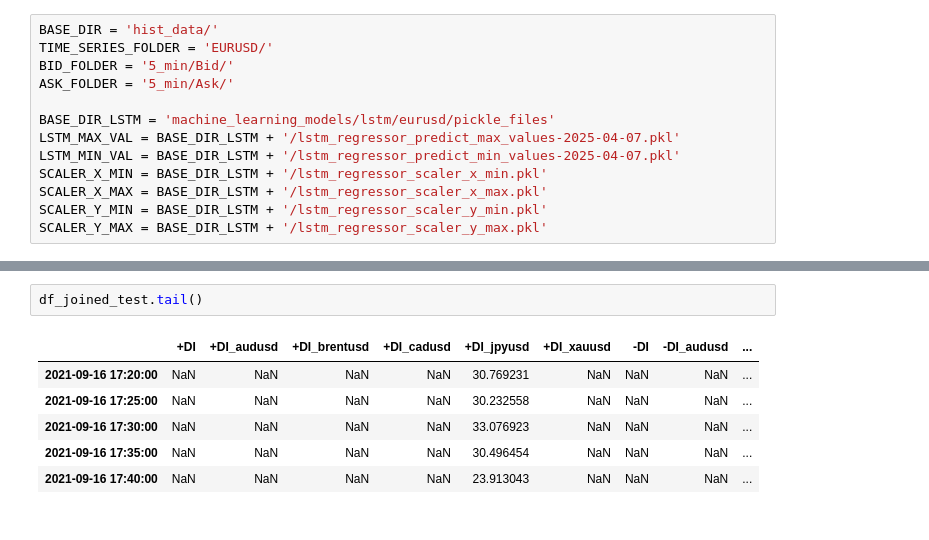
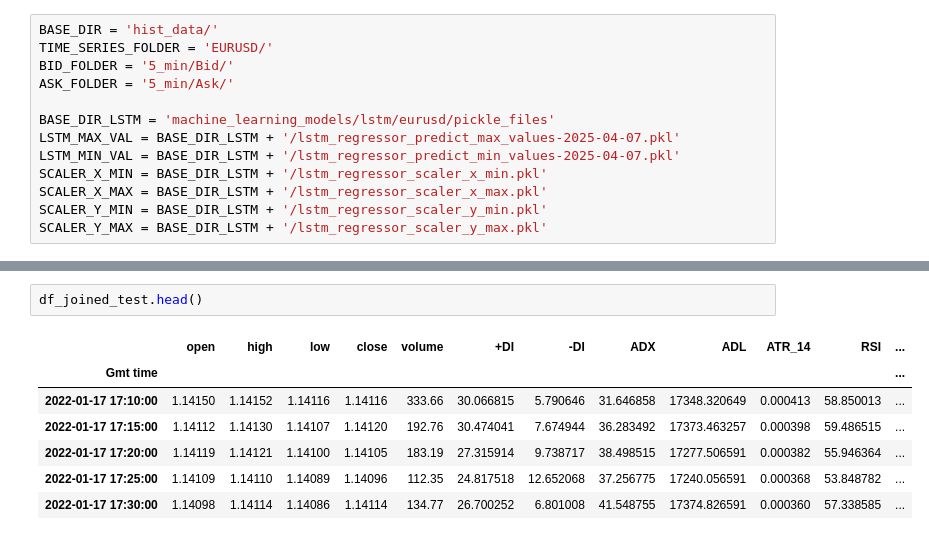
Before and after one commit to maratgaliulin/python_algo_ai, a Jupyter notebook: test.ipynb, the cells around one changed output, grey strips where cells are left out. Drawn from its saved outputs; the diff is of its cells as text.

```diff
--- a/test.ipynb
+++ b/test.ipynb
@@ -46,10 +76,11 @@ df_joined_train.head()
 # %%
-df_joined_test.tail()
+df_joined_test.head()
 # %% [output]
-|  | +DI | +DI_audusd | +DI_brentusd | +DI_cadusd | +DI_jpyusd | +DI_xauusd | -DI | -DI_audusd | ... |
-| 2021-09-16 17:20:00 | NaN | NaN | NaN | NaN | 30.769231 | NaN | NaN | NaN | ... |
-| 2021-09-16 17:25:00 | NaN | NaN | NaN | NaN | 30.232558 | NaN | NaN | NaN | ... |
-| 2021-09-16 17:30:00 | NaN | NaN | NaN | NaN | 33.076923 | NaN | NaN | NaN | ... |
-| 2021-09-16 17:35:00 | NaN | NaN | NaN | NaN | 30.496454 | NaN | NaN | NaN | ... |
-| 2021-09-16 17:40:00 | NaN | NaN | NaN | NaN | 23.913043 | NaN | NaN | NaN | ... |
+|  | open | high | low | close | volume | +DI | -DI | ADX | ADL | ATR_14 | RSI | ... |
+| Gmt time |  |  |  |  |  |  |  |  |  |  |  | ... |
+| 2022-01-17 17:10:00 | 1.14150 | 1.14152 | 1.14116 | 1.14116 | 333.66 | 30.066815 | 5.790646 | 31.646858 | 17348.320649 | 0.000413 | 58.850013 | ... |
+| 2022-01-17 17:15:00 | 1.14112 | 1.14130 | 1.14107 | 1.14120 | 192.76 | 30.474041 | 7.674944 | 36.283492 | 17373.463257 | 0.000398 | 59.486515 | ... |
+| 2022-01-17 17:20:00 | 1.14119 | 1.14121 | 1.14100 | 1.14105 | 183.19 | 27.315914 | 9.738717 | 38.498515 | 17277.506591 | 0.000382 | 55.946364 | ... |
+| 2022-01-17 17:25:00 | 1.14109 | 1.14110 | 1.14089 | 1.14096 | 112.35 | 24.817518 | 12.652068 | 37.256775 | 17240.056591 | 0.000368 | 53.848782 | ... |
+| 2022-01-17 17:30:00 | 1.14098 | 1.14114 | 1.14086 | 1.14114 | 134.77 | 26.700252 | 6.801008 | 41.548755 | 17374.826591 | 0.000360 | 57.338585 | ... |
 # %%
```
Also changed, not shown: parts of 6 cells of this notebook, 3 other files.
